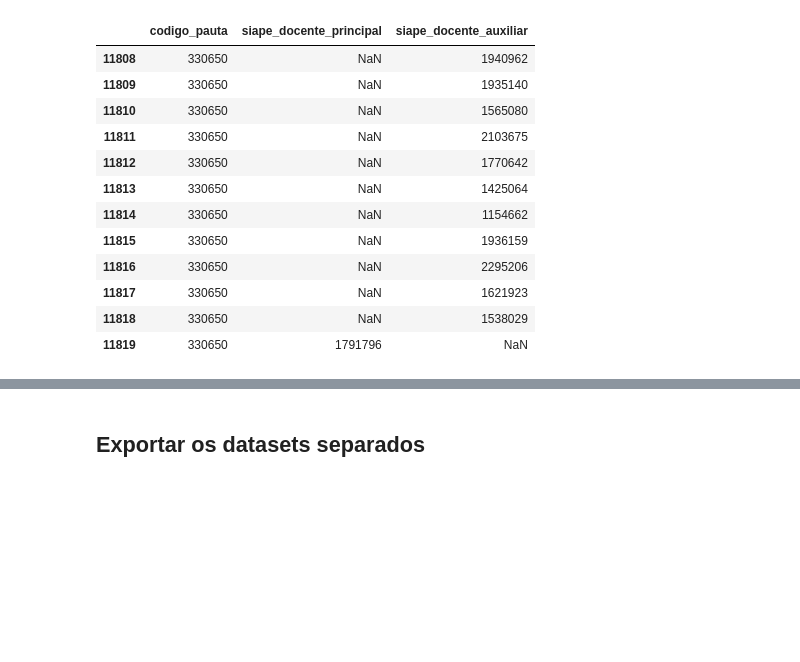
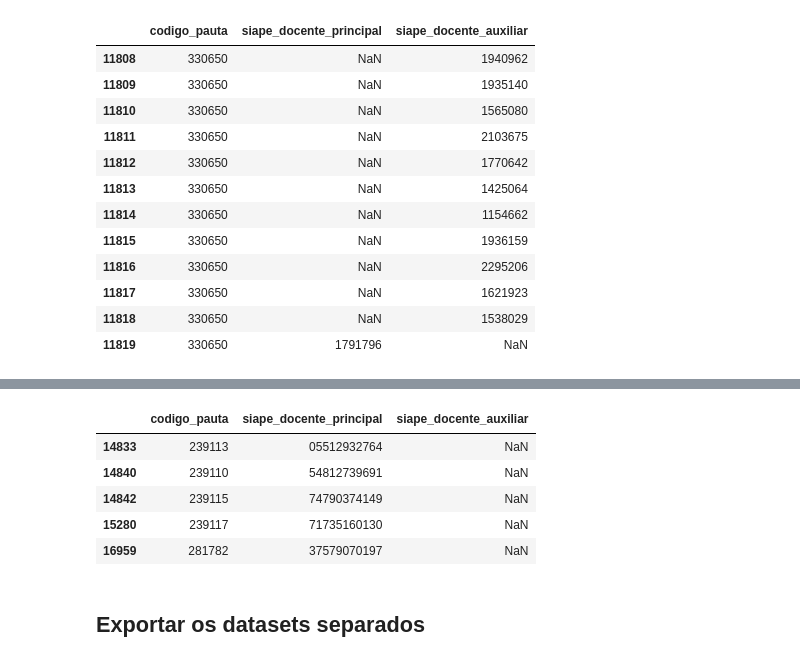
Before and after one commit to marcelsby/tcc-ifg-kg, a Jupyter notebook: notebooks/dados_abertos/Preprocessing Disciplinas Ministradas.ipynb, the cells around one changed output, grey strips where cells are left out. Drawn from its saved outputs; the diff is of its cells as text; code cells hidden in the pictures; blank space fills up the shorter version.

```diff
--- a/notebooks/dados_abertos/Preprocessing Disciplinas Ministradas.ipynb
+++ b/notebooks/dados_abertos/Preprocessing Disciplinas Ministradas.ipynb
@@ -584,0 +603,12 @@ disciplinas_ministradas_docentes_separadas[disciplinas_ministradas_docentes_sepa
+# %%
+cpf_only_numbers_pattern = r'^\d{11}$'
+
+disciplinas_ministradas_docentes_separadas[disciplinas_ministradas_docentes_separadas['siape_docente_principal']
+    .str.contains(cpf_only_numbers_pattern, case=False, na=False)].head()
+# %% [output]
+|  | codigo_pauta | siape_docente_principal | siape_docente_auxiliar |
+| 14833 | 239113 | 05512932764 | NaN |
+| 14840 | 239110 | 54812739691 | NaN |
+| 14842 | 239115 | 74790374149 | NaN |
+| 15280 | 239117 | 71735160130 | NaN |
+| 16959 | 281782 | 37579070197 | NaN |
```
Also changed, not shown: parts of 14 cells of this notebook.
